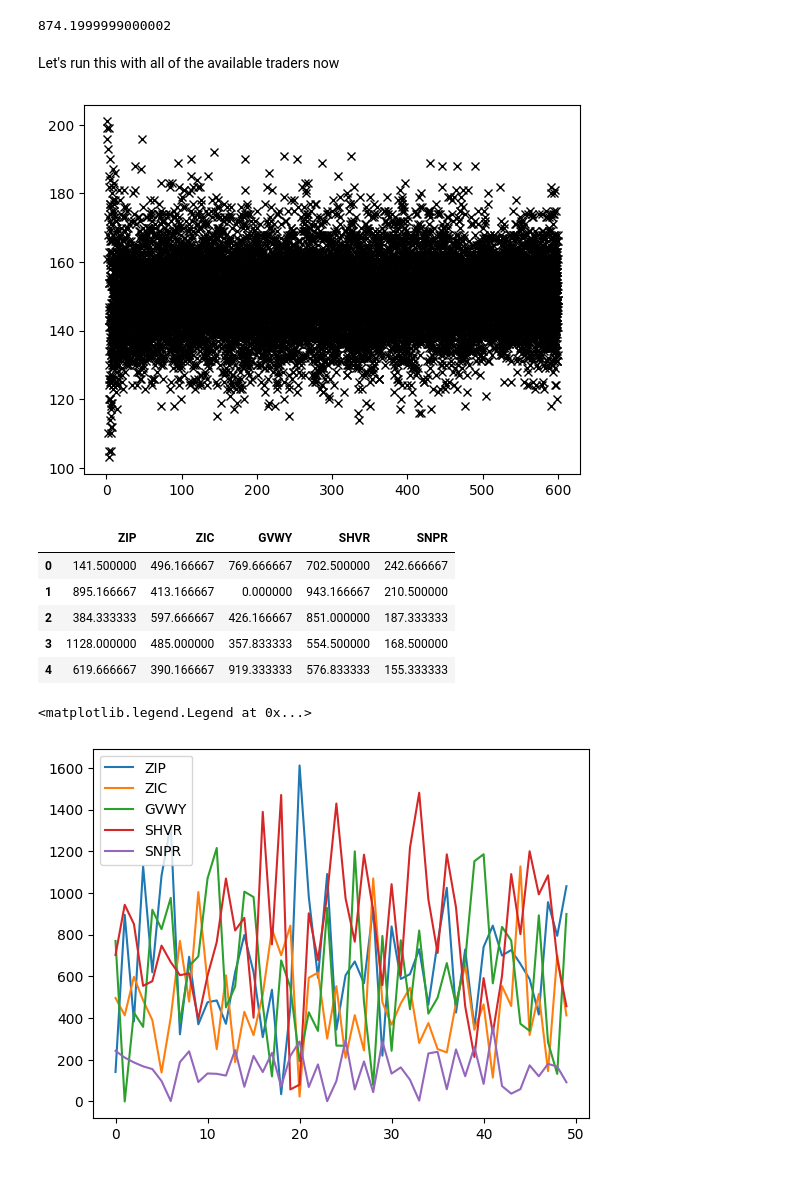
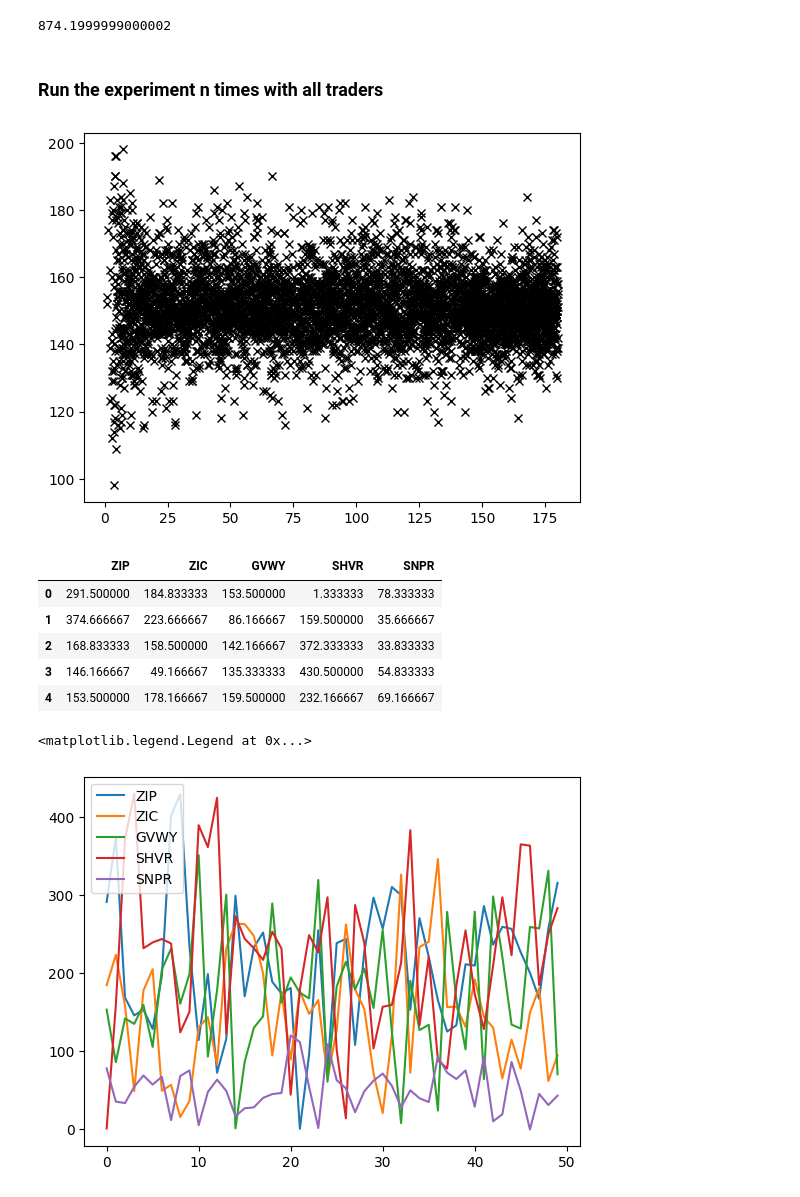
Before and after one commit to finnformica/BristolStockExchange, a Jupyter notebook: CA3_experiment.ipynb, the cells around one changed output. Saved outputs shown, nothing was run; the diff lists cells and outputs as text; code cells hidden in the pictures.

Commit message:
tweak experiment and analysis

```diff
--- a/CA3_experiment.ipynb
+++ b/CA3_experiment.ipynb
@@ -200,52 +200,52 @@ profits_df
 profits_df['ZIP'].mean()
 # %% [output]
 874.1999999000002
-# %% [markdown]
-Let's run this with all of the available traders now
+# %% [markdown]
+### Run the experiment n times with all traders
 # %%
 num_trials = 50
 
 # configure the trader specifications
 sellers_spec = [('ZIP', 3), ('ZIC', 3), ('GVWY', 3), ('SHVR', 3), ('SNPR', 3)]
 buyers_spec = sellers_spec
 traders_spec = {'sellers': sellers_spec, 'buyers': buyers_spec}
 
 # confiure the supply and demand (and plot it)
 sup_range = (100, 200)
 dem_range = (100, 200)
 
 stepmode = 'jittered'
 
 # configure order schedules
 start_time = 0
-end_time = 10*60
+end_time = 3*60
 supply_schedule = [{'from': start_time, 'to': end_time, 'ranges': [sup_range], 'stepmode': stepmode}]
 demand_schedule = [{'from': start_time, 'to': end_time, 'ranges': [dem_range], 'stepmode': stepmode}]
 
 order_interval = 10
 timemode = 'drip-jitter'
 order_sched = {
     'sup': supply_schedule,
     'dem': demand_schedule,
     'interval': order_interval,
     'timemode': timemode
 }
 
 trial_id = 'output/trial_2'
 tdump = open(trial_id + '_avg_balance.csv','w')
 
 profits_df = run_n_trials(num_trials, start_time, end_time, traders_spec, order_sched, tdump)
 # %% [output]
-[figure, old version]
+[figure, new version]
 # %%
 profits_df.head()
 # %% [output]
 |  | ZIP | ZIC | GVWY | SHVR | SNPR |
-| 0 | 141.500000 | 496.166667 | 769.666667 | 702.500000 | 242.666667 |
-| 1 | 895.166667 | 413.166667 | 0.000000 | 943.166667 | 210.500000 |
-| 2 | 384.333333 | 597.666667 | 426.166667 | 851.000000 | 187.333333 |
-| 3 | 1128.000000 | 485.000000 | 357.833333 | 554.500000 | 168.500000 |
-| 4 | 619.666667 | 390.166667 | 919.333333 | 576.833333 | 155.333333 |
+| 0 | 291.500000 | 184.833333 | 153.500000 | 1.333333 | 78.333333 |
+| 1 | 374.666667 | 223.666667 | 86.166667 | 159.500000 | 35.666667 |
+| 2 | 168.833333 | 158.500000 | 142.166667 | 372.333333 | 33.833333 |
+| 3 | 146.166667 | 49.166667 | 135.333333 | 430.500000 | 54.833333 |
+| 4 | 153.500000 | 178.166667 | 159.500000 | 232.166667 | 69.166667 |
 # %%
 # plot the average profits of the agents across trials
 for col in traders:
@@ -254,7 +254,7 @@ for col in traders:
 plt.legend(loc='upper left')
 # %% [output]
 <matplotlib.legend.Legend at 0x...>
-[figure, old version]
+[figure, new version]
 # %%
 # convert df to csv file
 profits_df.to_csv('profits.csv', index=False)
```
Also changed, not shown: 2 other files.
